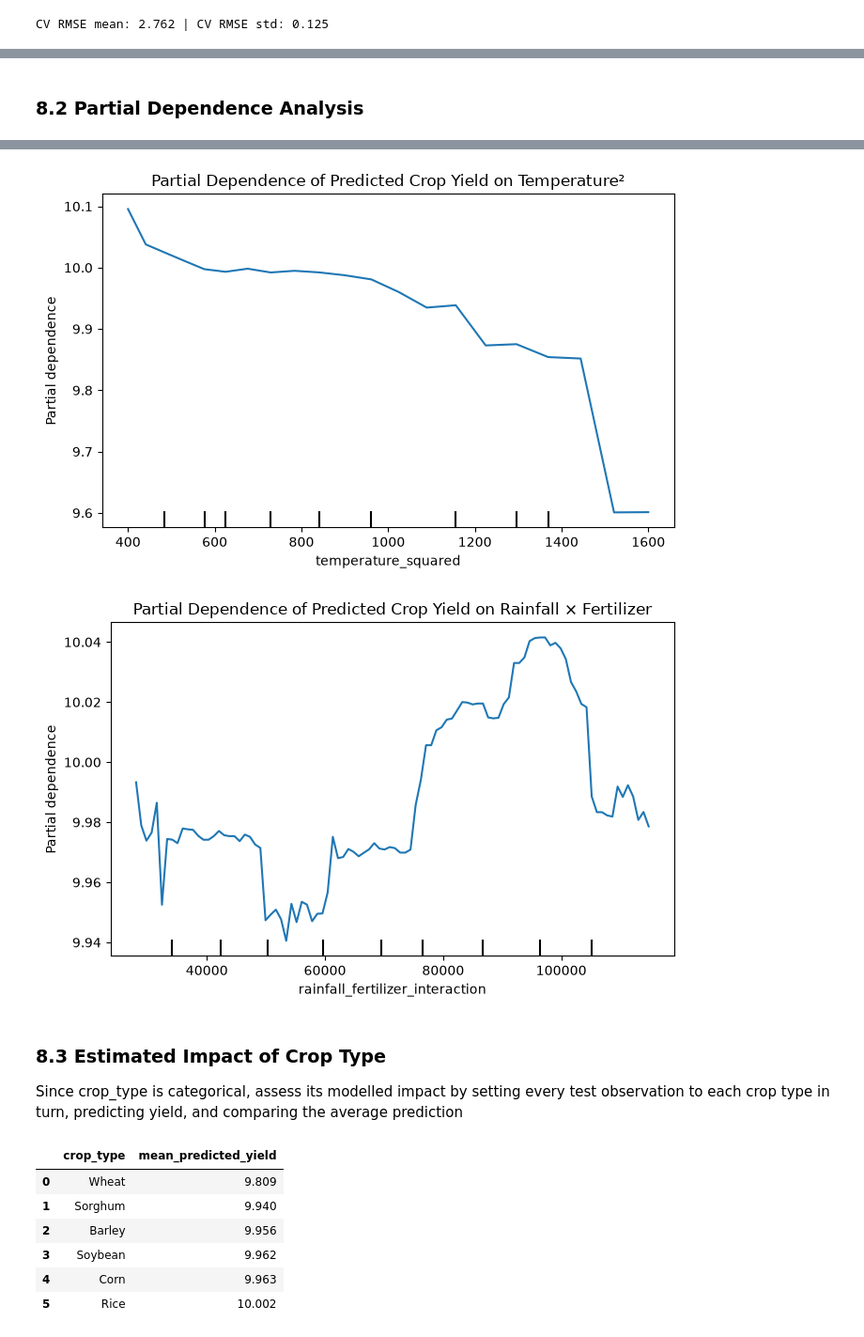
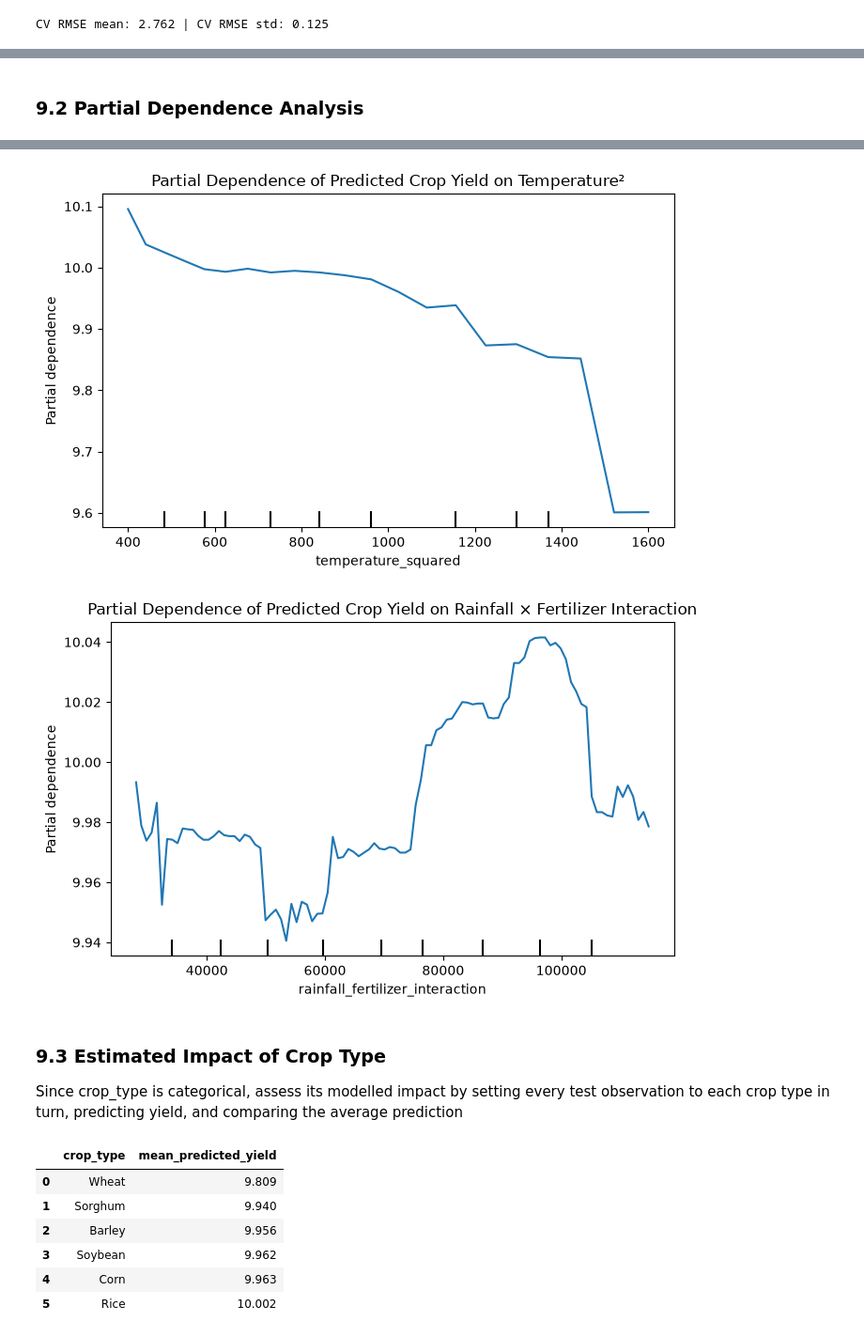
Before and after one commit to Ronkecrown/gamma2-crop-yield-prediction, a Jupyter notebook: notebooks/05b_random_forest_engineered.ipynb, the cells around one changed output, grey strips where cells are left out. Shown at 94% size. Drawn from its saved outputs; the diff is of its cells as text; code cells hidden in the pictures.

Commit message:
Updating reports, figures and tables

```diff
--- a/notebooks/05b_random_forest_engineered.ipynb
+++ b/notebooks/05b_random_forest_engineered.ipynb
@@ -584,5 +564,5 @@ plt.show()
 # %% [markdown]
-### 8.2 Partial Dependence Analysis
+### 9.2 Partial Dependence Analysis
 # %%
 # All numeric features (original + engineered)
 numeric_features = [
@@ -602,7 +582,7 @@ numeric_features = [
 display_names = {
     "rainfall": "Rainfall",
     "temperature": "Temperature",
-    "fertilizer": "Fertiliser",
+    "fertilizer": "Fertilizer",
     "nitrogen": "Nitrogen",
     "phosphorus": "Phosphorus",
     "potassium": "Potassium",
@@ -610,7 +590,7 @@ display_names = {
     "n_proportion": "N Proportion",
     "p_proportion": "P Proportion",
     "temperature_squared": "Temperature²",
-    "rainfall_fertilizer_interaction": "Rainfall × Fertilizer"
+    "rainfall_fertilizer_interaction": "Rainfall × Fertilizer Interaction"
 }
 
 # Create a copy for partial dependence
@@ -624,36 +604,36 @@ X_test_pdp[numeric_features] = (
 
 for feature in numeric_features:
     fig, ax = plt.subplots(figsize=(7, 4.5))
 
     PartialDependenceDisplay.from_estimator(
         estimator=rf_best,
         X=X_test_pdp,
         features=[feature],
         ax=ax,
         kind="average"
     )
 
     ax.set_title(
         f"Partial Dependence of Predicted Crop Yield on "
         f"{display_names[feature]}"
     )
 
     plt.tight_layout()
     plt.show()
 # %% [output]
 [figure]
 [figure]
 [figure]
 [figure]
 [figure]
 [figure]
 [figure]
 [figure]
 [figure]
 [figure]
-[figure, old version]
+[figure, new version]
 # %% [markdown]
-### 8.3 Estimated Impact of Crop Type
+### 9.3 Estimated Impact of Crop Type
 Since crop_type is categorical, assess its modelled impact by setting every test observation to each crop type in turn, predicting yield, and comparing the average prediction
 # %%
 # Identify the crop types in the test data
```
Also changed, not shown: parts of 20 cells of this notebook, 31 other files.
